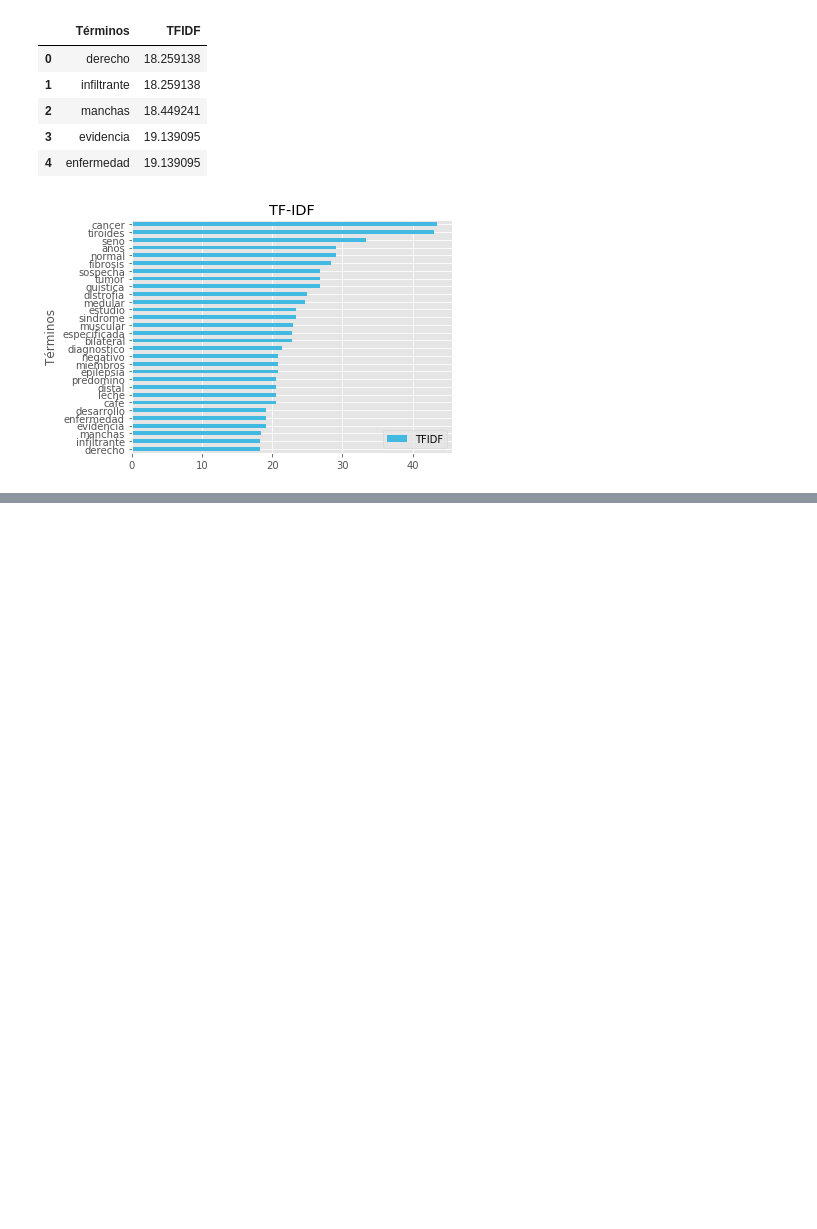
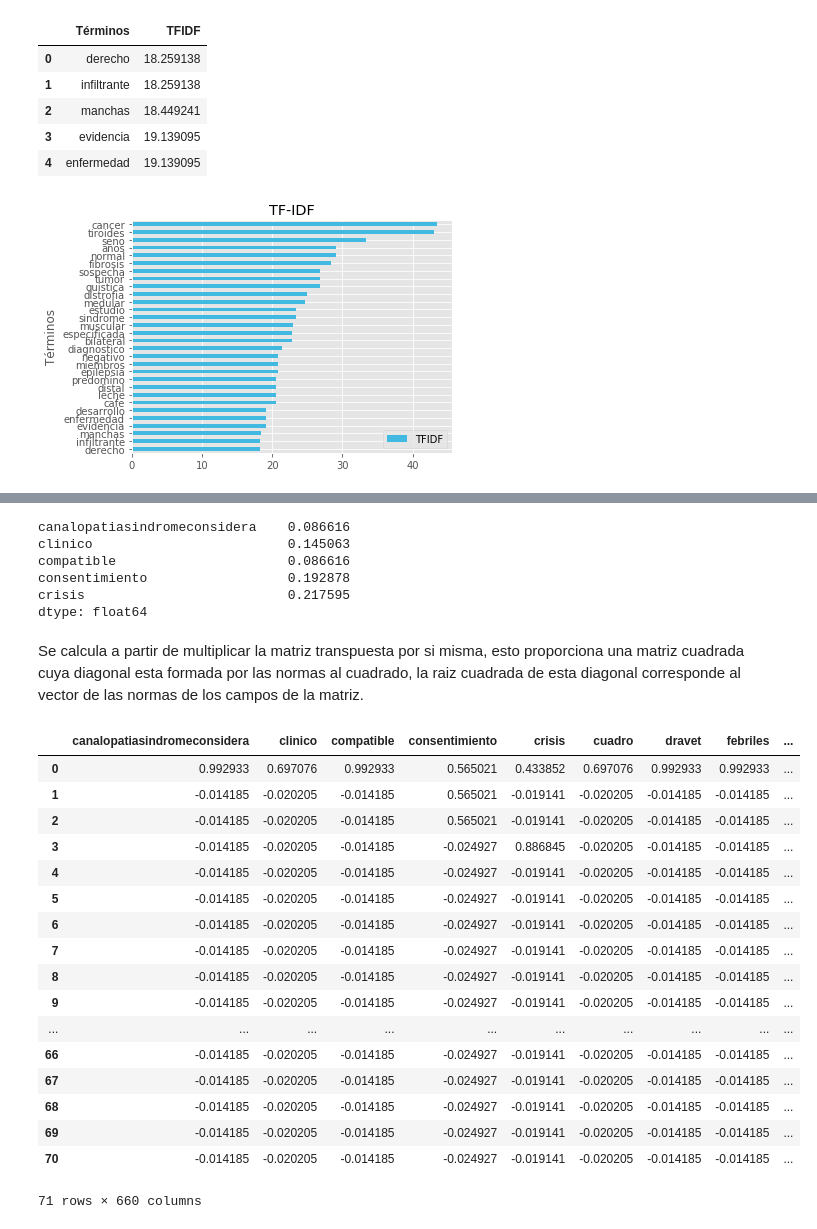
Before and after one commit to jevelezse/mineria_tesis, a Jupyter notebook: mineria_de texto.ipynb, the cells around one changed output, grey strips where cells are left out. Saved outputs shown, nothing was run; the diff lists cells and outputs as text; code cells hidden in the pictures; blank space fills up the shorter version.

Commit message:
Con Normalizacion

```diff
--- a/mineria_de texto.ipynb
+++ b/mineria_de texto.ipynb
@@ -123,0 +138,40 @@ fig.savefig("TFIDF.png", bbox_inches=0)
+# %%
+mean_idf = idf1.mean(0)
+# %%
+mean_idf.head()
+# %% [output]
+canalopatiasindromeconsidera    0.086616
+clinico                         0.145063
+compatible                      0.086616
+consentimiento                  0.192878
+crisis                          0.217595
+dtype: float64
+# %%
+resta = idf1 - mean_idf
+# %%
+norma = np.sqrt(np.diag(np.dot(resta.T, resta))) #calculo de la norma
+# %% [markdown]
+Se calcula a partir de multiplicar la matriz transpuesta por si misma, esto proporciona una matriz cuadrada cuya diagonal esta formada por las normas al cuadrado, la raiz cuadrada de esta diagonal corresponde al vector de las normas de los campos de la matriz.
+# %%
+normalizado = resta/norma
+# %%
+normalizado
+# %% [output]
+|  | canalopatiasindromeconsidera | clinico | compatible | consentimiento | crisis | cuadro | dravet | febriles | ... |
+| 0 | 0.992933 | 0.697076 | 0.992933 | 0.565021 | 0.433852 | 0.697076 | 0.992933 | 0.992933 | ... |
+| 1 | -0.014185 | -0.020205 | -0.014185 | 0.565021 | -0.019141 | -0.020205 | -0.014185 | -0.014185 | ... |
+| 2 | -0.014185 | -0.020205 | -0.014185 | 0.565021 | -0.019141 | -0.020205 | -0.014185 | -0.014185 | ... |
+| 3 | -0.014185 | -0.020205 | -0.014185 | -0.024927 | 0.886845 | -0.020205 | -0.014185 | -0.014185 | ... |
+| 4 | -0.014185 | -0.020205 | -0.014185 | -0.024927 | -0.019141 | -0.020205 | -0.014185 | -0.014185 | ... |
+| 5 | -0.014185 | -0.020205 | -0.014185 | -0.024927 | -0.019141 | -0.020205 | -0.014185 | -0.014185 | ... |
+| 6 | -0.014185 | -0.020205 | -0.014185 | -0.024927 | -0.019141 | -0.020205 | -0.014185 | -0.014185 | ... |
+| 7 | -0.014185 | -0.020205 | -0.014185 | -0.024927 | -0.019141 | -0.020205 | -0.014185 | -0.014185 | ... |
+| 8 | -0.014185 | -0.020205 | -0.014185 | -0.024927 | -0.019141 | -0.020205 | -0.014185 | -0.014185 | ... |
+| 9 | -0.014185 | -0.020205 | -0.014185 | -0.024927 | -0.019141 | -0.020205 | -0.014185 | -0.014185 | ... |
+| ... | ... | ... | ... | ... | ... | ... | ... | ... | ... |
+| 66 | -0.014185 | -0.020205 | -0.014185 | -0.024927 | -0.019141 | -0.020205 | -0.014185 | -0.014185 | ... |
+| 67 | -0.014185 | -0.020205 | -0.014185 | -0.024927 | -0.019141 | -0.020205 | -0.014185 | -0.014185 | ... |
+| 68 | -0.014185 | -0.020205 | -0.014185 | -0.024927 | -0.019141 | -0.020205 | -0.014185 | -0.014185 | ... |
+| 69 | -0.014185 | -0.020205 | -0.014185 | -0.024927 | -0.019141 | -0.020205 | -0.014185 | -0.014185 | ... |
+| 70 | -0.014185 | -0.020205 | -0.014185 | -0.024927 | -0.019141 | -0.020205 | -0.014185 | -0.014185 | ... |
+71 rows × 660 columns
```
Also changed, not shown: parts of 3 cells of this notebook.
